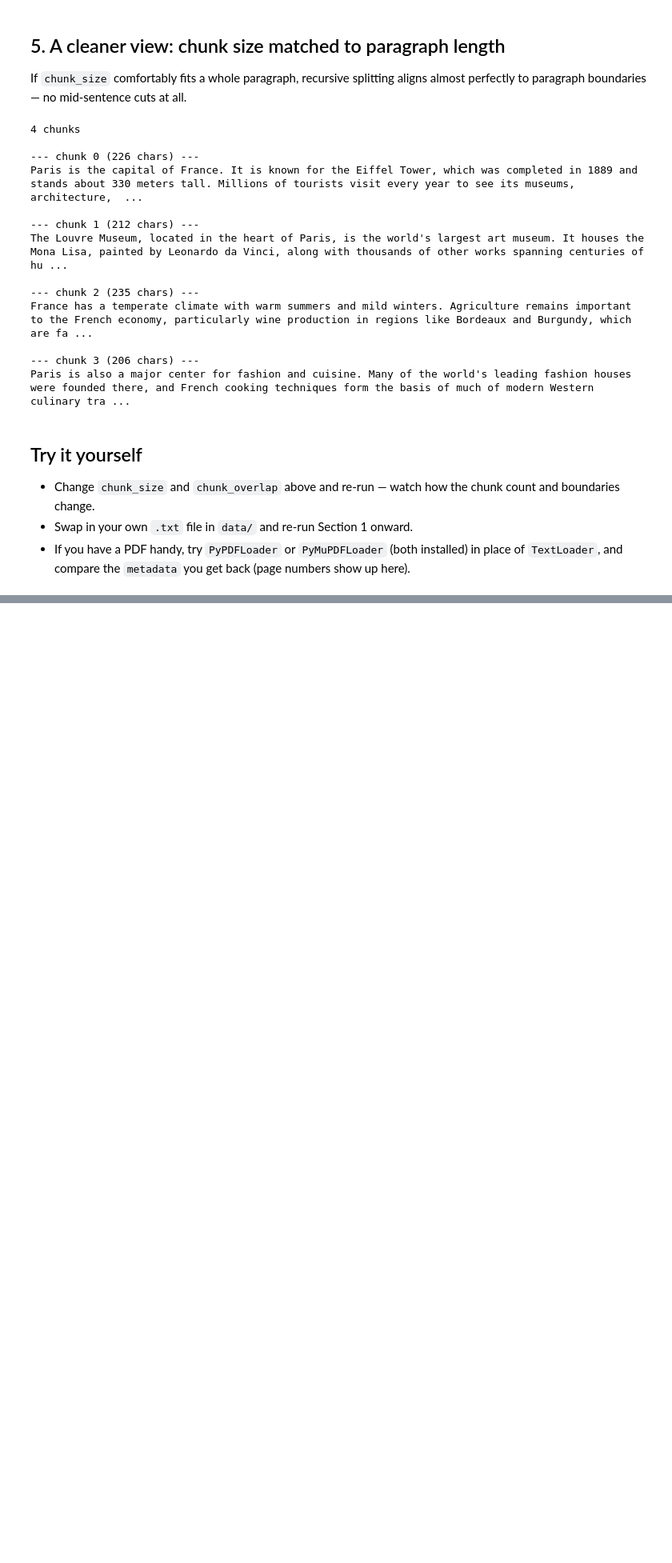
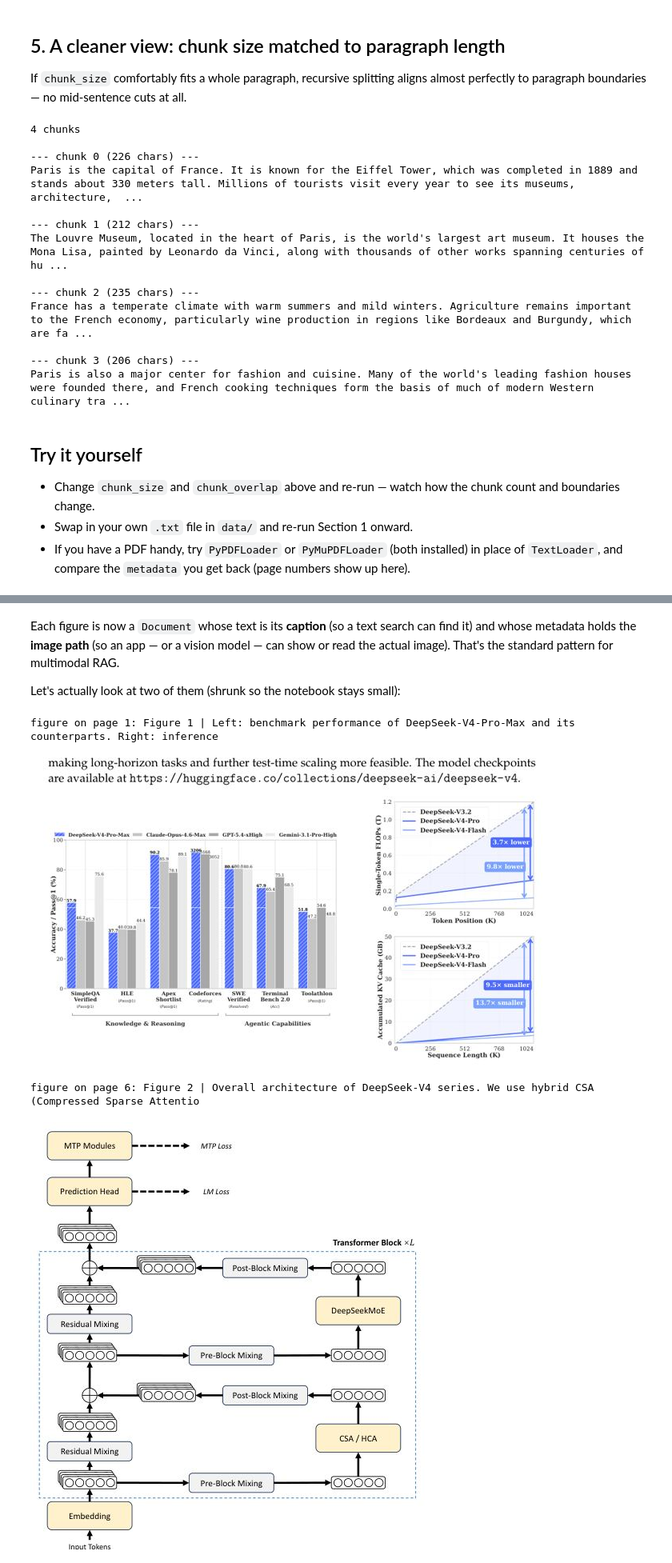
Before and after one commit to ramushetty/Agentic-AI, a Jupyter notebook: days/day-06/code/day06_document_loaders_and_splitting.ipynb, the cells around one changed output, grey strips where cells are left out. Shown at 80% size. Saved outputs shown, nothing was run; the diff lists cells and outputs as text; code cells hidden in the pictures; blank space fills up the shorter version.

```diff
--- a/days/day-06/code/day06_document_loaders_and_splitting.ipynb
+++ b/days/day-06/code/day06_document_loaders_and_splitting.ipynb
@@ -163,0 +597,8 @@ Paris is also a major center for fashion and cuisine. Many of the world's leadin
+# %%
+docs, report = ingest_pdf(PDF_PATH)
+
+print("Ingestion report:")
+for key, value in report.items():
+    print(f"  {key:>22}: {value}")
+print()
+print("Documents produced, by content type:", dict(Counter(d.metadata["content_type"] for d in docs)))
@@ -163,0 +674,7 @@ Paris is also a major center for fashion and cuisine. Many of the world's leadin
+# %%
+fig_docs = [d for d in docs if d.metadata["content_type"] in ("image", "figure")]
+print(f"{len(fig_docs)} figures/images extracted. A few examples:\n")
+for d in fig_docs[:7]:
+    m = d.metadata
+    print(f"  page {m['page']:>2} | {m['content_type']:<6} | {Path(m['image_path']).name}")
+    print(f"           caption: {d.page_content[:110]}")
@@ -163,0 +698,36 @@ Paris is also a major center for fashion and cuisine. Many of the world's leadin
+# %% [markdown]
+Each figure is now a `Document` whose text is its **caption** (so a text search can find it) and whose
+metadata holds the **image path** (so an app — or a vision model — can show or read the actual image).
+That's the standard pattern for multimodal RAG.
+
+Let's actually look at two of them (shrunk so the notebook stays small):
+# %%
+def to_thumbnail(path: Path, max_side=640) -> Path:
+    img = Image.open(path)
+    if img.mode in ("RGBA", "LA", "P"):
+        img = img.convert("RGBA")
+        background = Image.new("RGB", img.size, "white")
+        background.paste(img, mask=img.split()[-1])
+        img = background
+    else:
+        img = img.convert("RGB")
+    img.thumbnail((max_side, max_side))
+    thumb_dir = EXTRACT_DIR / "thumbs"
+    thumb_dir.mkdir(parents=True, exist_ok=True)
+    out = thumb_dir / f"{path.stem}.jpg"
+    img.save(out, quality=78, optimize=True)
+    return out
+
+
+shown = [
+    next(d for d in fig_docs if d.metadata["page"] == 1),   # Figure 1 (a vector chart, rendered)
+    next(d for d in fig_docs if d.metadata["page"] == 6),   # Figure 2 (architecture diagram)
+]
+for d in shown:
+    print(f"{d.metadata['content_type']} on page {d.metadata['page']}: {d.page_content[:100]}")
+    display(IPImage(filename=str(to_thumbnail(Path(d.metadata["image_path"])))))
+# %% [output]
+figure on page 1: Figure 1 | Left: benchmark performance of DeepSeek-V4-Pro-Max and its counterparts. Right: inference
+[figure, added]
+figure on page 6: Figure 2 | Overall architecture of DeepSeek-V4 series. We use hybrid CSA (Compressed Sparse Attentio
+[figure, added]
```
Also changed, not shown: parts of 43 cells of this notebook, 5 other files.
